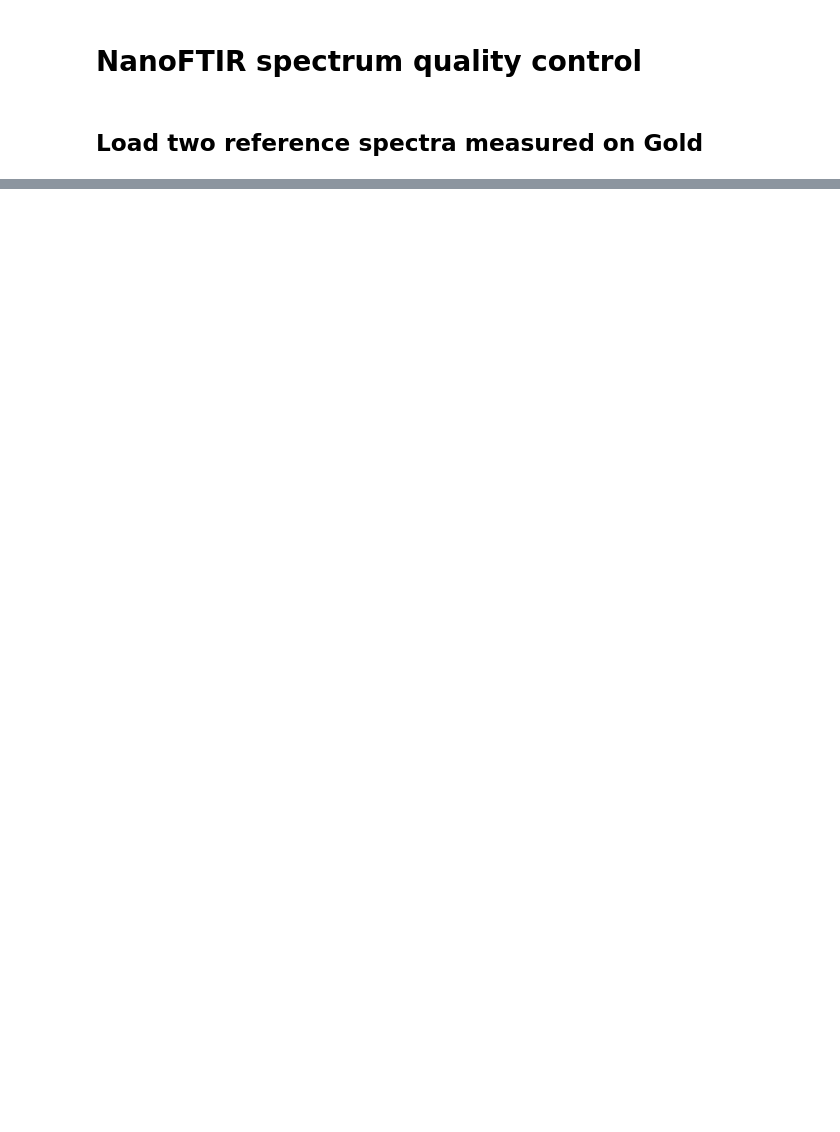
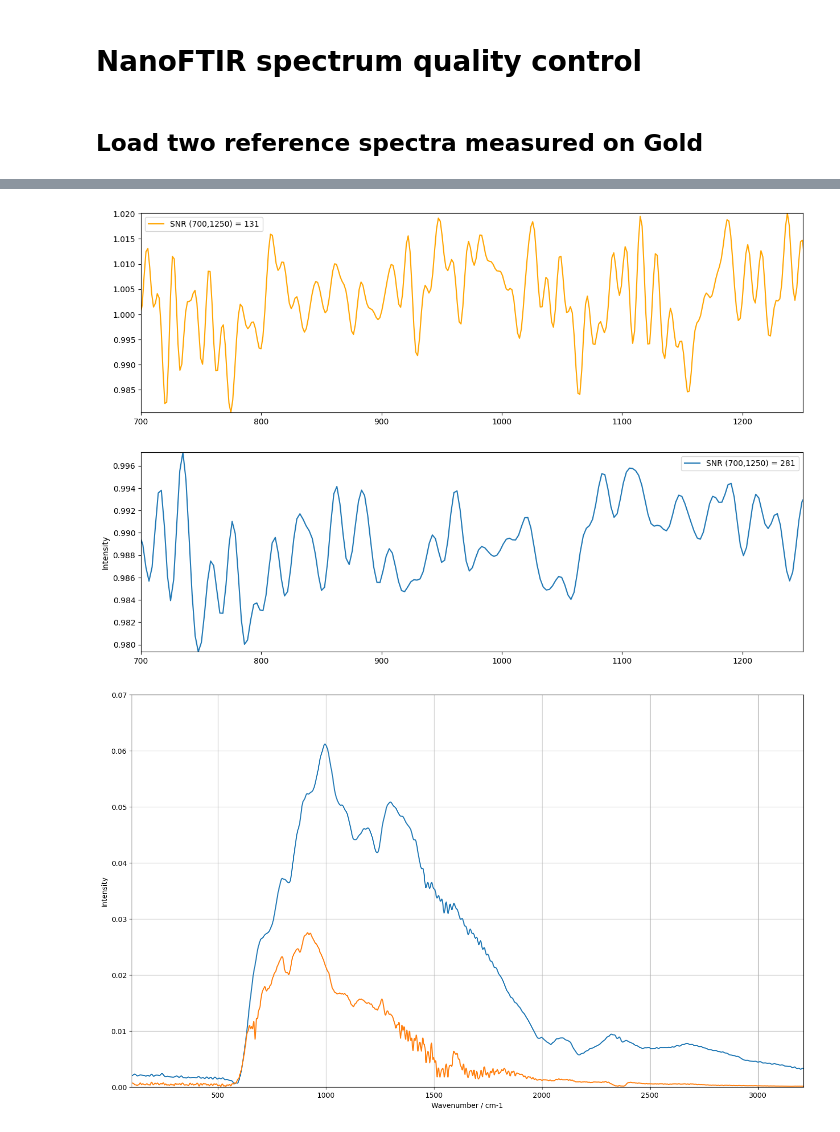
Before and after one commit to ngergihun/NeaReader, a Jupyter notebook: Examples/nanoftirqc.ipynb, the cells around one changed output, grey strips where cells are left out. Saved outputs shown, nothing was run; the diff lists cells and outputs as text; code cells hidden in the pictures; blank space fills up the shorter version.

```diff
--- a/Examples/nanoftirqc.ipynb
+++ b/Examples/nanoftirqc.ipynb
@@ -49,2 +49,62 @@ plt.show()
+# %%
+channel = "O2A"
+# BEFORE files
+file_name1 = r"C:\Users\ngerg\OneDrive\SOLEIL\Projects\SNOM-upgrades\BeamOptics\nanoFTIR-QualityControl\2024-04-15 001940 NF S goldtest3.txt"
+file_name2 = r"C:\Users\ngerg\OneDrive\SOLEIL\Projects\SNOM-upgrades\BeamOptics\nanoFTIR-QualityControl\2024-04-15 002522 NF S goldtest4.txt"
+
+s1 = neas.NeaSpectrum()
+s1.readNeaSpectrum(file_name1)
+s2 = neas.NeaSpectrum()
+s2.readNeaSpectrum(file_name2)
+
+selfSpectrum = s1.data[channel]/s2.data[channel]
+
+wnaxis = s1.data["Wavenumber"]
+wnstart = 700
+wnstop = 1250
+wnstart_idx = np.argmin(abs(wnaxis-wnstart))
+wnstop_idx = np.argmin(abs(wnaxis-wnstop))
+
+SNR = round(np.median(selfSpectrum[wnstart_idx:wnstop_idx])/np.std(selfSpectrum[wnstart_idx:wnstop_idx]))
+
+# AFTER files
+file_name3 = r'C:\Users\ngerg\OneDrive\SOLEIL\Projects\SNOM-upgrades\BeamOptics\nanoFTIR-QualityControl\2024-05-19 125845 NF S NeaSpec-Slow-Arrowhead-Clean-GoldRef1.txt'
+file_name4 = r'C:\Users\ngerg\OneDrive\SOLEIL\Projects\SNOM-upgrades\BeamOptics\nanoFTIR-QualityControl\2024-05-19 130752 NF S NeaSpec-Slow-Arrowhead-Clean-GoldRef2.txt'
+
+s3 = neas.NeaSpectrum()
+s3.readNeaSpectrum(file_name3)
+s4 = neas.NeaSpectrum()
+s4.readNeaSpectrum(file_name4)
+
+selfSpectrum2 = s3.data[channel]/s4.data[channel]
+wnaxis2 = s3.data["Wavenumber"]
+wnstart_idxS = np.argmin(abs(wnaxis2-wnstart))
+wnstop_idxS = np.argmin(abs(wnaxis2-wnstop))
+
+SNR2 = round(np.mean(selfSpectrum2[wnstart_idxS:wnstop_idxS])/np.std(selfSpectrum2[wnstart_idxS:wnstop_idxS]))
+
+px = 1/plt.rcParams['figure.dpi']
+fig, (ax1, ax2) = plt.subplots(2, 1, figsize=(1500*px, 1000*px))
+ax1.plot(wnaxis, selfSpectrum, color='orange', label=f'SNR ({wnstart},{wnstop}) = {SNR}')
+ax1.set_xlim([wnstart, wnstop])
+ax1.set_ylim([min(selfSpectrum[wnstart_idx:wnstop_idx]), max(selfSpectrum[wnstart_idx:wnstop_idx])])
+ax1.legend()
+plt.ylabel("Intensity")
+ax2.plot(wnaxis2, selfSpectrum2, label=f'SNR ({wnstart},{wnstop}) = {SNR2}')
+ax2.set_xlim([wnstart, wnstop])
+ax2.set_ylim([min(selfSpectrum2[wnstart_idxS:wnstop_idxS]), max(selfSpectrum2[wnstart_idxS:wnstop_idxS])])
+ax2.legend()
+plt.ylabel("Intensity")
+
+plt.figure(figsize=(17, 10))
+plt.plot(wnaxis2,s3.data[channel]/len(s3.data[channel]),wnaxis,s2.data[channel]/len(s2.data[channel]))
+plt.axis([100, max(wnaxis),0,0.07])
+plt.xlabel("Wavenumber / cm-1")
+plt.ylabel("Intensity")
+plt.grid()
+plt.show()
+# %% [output]
+[figure, added]
+[figure, added]
 # %%
 s1.SaveSpectraToDAT("O2A")
```
Also changed, not shown: parts of 2 cells of this notebook, 21 other files.
